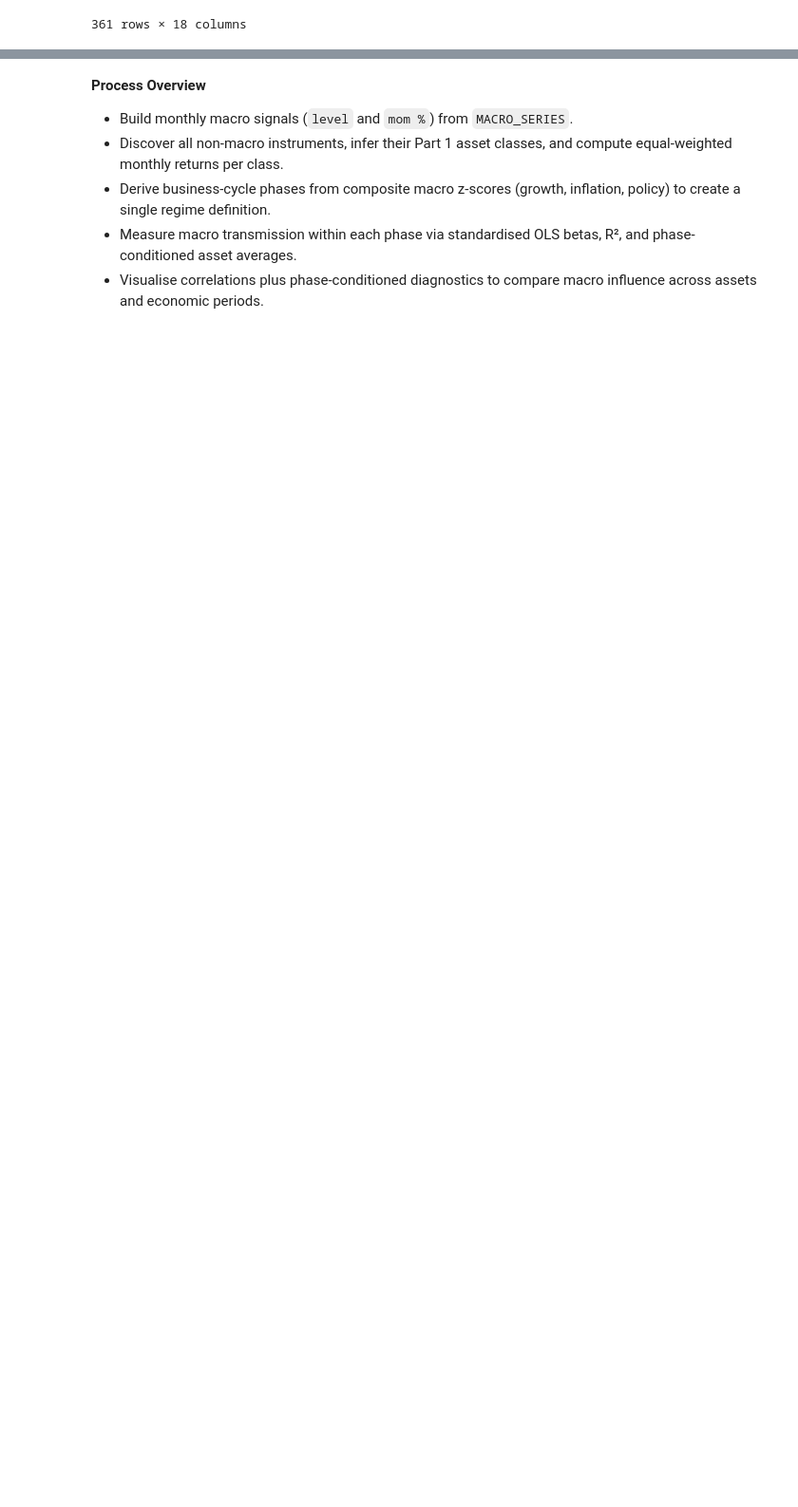
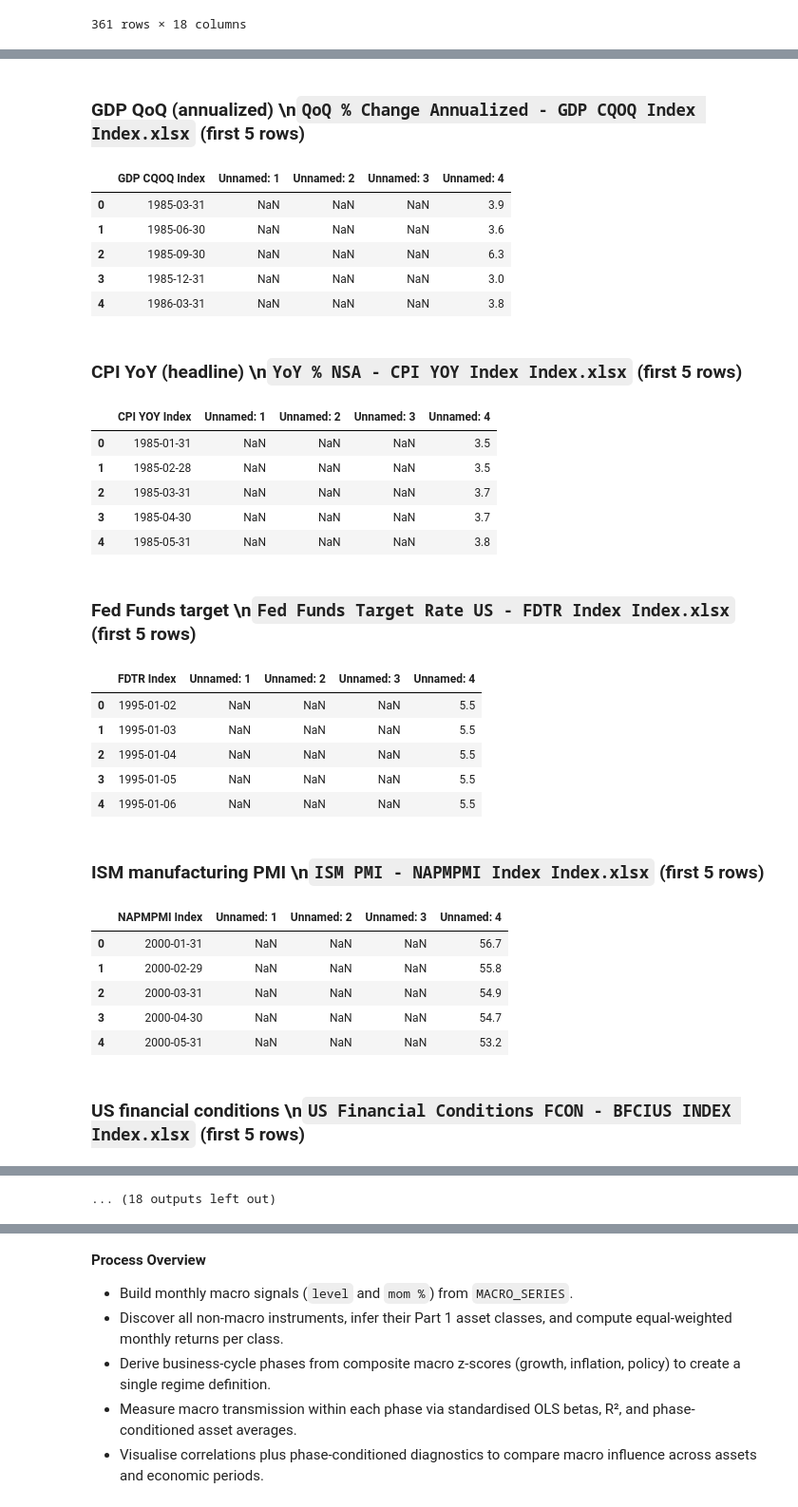
Before and after one commit to kecheng-shi/Nexus-data-preprocessing, a Jupyter notebook: Nexus Data Analysis.ipynb, the cells around one changed output, grey strips where cells are left out. Shown at 95% size. Saved outputs shown, nothing was run; the diff lists cells and outputs as text; code cells hidden in the pictures; blank space fills up the shorter version.

```diff
--- a/Nexus Data Analysis.ipynb
+++ b/Nexus Data Analysis.ipynb
@@ -741,0 +783,64 @@ def standardized_linear_regression(features: pd.DataFrame, target: pd.Series) ->
+# %%
+RAW_DATA_DIR = Path("FULL Nexus Data")
+
+def load_raw_macro_series(keys=None, n_rows=5):
+    """Preview rows from the original Excel macro series for inspection."""
+    if keys is None:
+        keys_iter = list(MACRO_SERIES.keys())
+    else:
+        keys_iter = list(keys)
+    previews = []
+    for key in keys_iter:
+        if key not in MACRO_SERIES:
+            raise KeyError(f"Unknown macro key: {key}")
+        cfg = MACRO_SERIES[key]
+        path = RAW_DATA_DIR / f"{cfg['stem']}.xlsx"
+        if not path.exists():
+            raise FileNotFoundError(f"Missing Excel file for {key}: {path}")
+        frame = pd.read_excel(path)
+        previews.append({
+            "key": key,
+            "label": cfg["label"],
+            "path": path,
+            "preview": frame.head(max(n_rows, 1)),
+        })
+    return previews
+# %%
+from IPython.display import Markdown, display
+
+macro_keys_to_show = None  # e.g. ["gdp_qoq", "cpi_yoy", "fed_funds"] to limit output
+raw_macro_previews = load_raw_macro_series(keys=macro_keys_to_show, n_rows=5)
+
+for entry in raw_macro_previews:
+    display(Markdown(f"### {entry['label']}  \\n`{entry['path'].name}` (first {len(entry['preview'])} rows)"))
+    display(entry["preview"])
+# %% [output]
+### GDP QoQ (annualized)  \n`QoQ % Change Annualized - GDP CQOQ Index Index.xlsx` (first 5 rows)
+|  | GDP CQOQ Index | Unnamed: 1 | Unnamed: 2 | Unnamed: 3 | Unnamed: 4 |
+| 0 | 1985-03-31 | NaN | NaN | NaN | 3.9 |
+| 1 | 1985-06-30 | NaN | NaN | NaN | 3.6 |
+| 2 | 1985-09-30 | NaN | NaN | NaN | 6.3 |
+| 3 | 1985-12-31 | NaN | NaN | NaN | 3.0 |
+| 4 | 1986-03-31 | NaN | NaN | NaN | 3.8 |
+### CPI YoY (headline)  \n`YoY % NSA - CPI YOY Index Index.xlsx` (first 5 rows)
+|  | CPI YOY Index | Unnamed: 1 | Unnamed: 2 | Unnamed: 3 | Unnamed: 4 |
+| 0 | 1985-01-31 | NaN | NaN | NaN | 3.5 |
+| 1 | 1985-02-28 | NaN | NaN | NaN | 3.5 |
+| 2 | 1985-03-31 | NaN | NaN | NaN | 3.7 |
+| 3 | 1985-04-30 | NaN | NaN | NaN | 3.7 |
+| 4 | 1985-05-31 | NaN | NaN | NaN | 3.8 |
+### Fed Funds target  \n`Fed Funds Target Rate US - FDTR Index Index.xlsx` (first 5 rows)
+|  | FDTR Index | Unnamed: 1 | Unnamed: 2 | Unnamed: 3 | Unnamed: 4 |
+| 0 | 1995-01-02 | NaN | NaN | NaN | 5.5 |
+| 1 | 1995-01-03 | NaN | NaN | NaN | 5.5 |
+| 2 | 1995-01-04 | NaN | NaN | NaN | 5.5 |
+| 3 | 1995-01-05 | NaN | NaN | NaN | 5.5 |
+| 4 | 1995-01-06 | NaN | NaN | NaN | 5.5 |
+### ISM manufacturing PMI  \n`ISM PMI - NAPMPMI Index Index.xlsx` (first 5 rows)
+|  | NAPMPMI Index | Unnamed: 1 | Unnamed: 2 | Unnamed: 3 | Unnamed: 4 |
+| 0 | 2000-01-31 | NaN | NaN | NaN | 56.7 |
+| 1 | 2000-02-29 | NaN | NaN | NaN | 55.8 |
+| 2 | 2000-03-31 | NaN | NaN | NaN | 54.9 |
+| 3 | 2000-04-30 | NaN | NaN | NaN | 54.7 |
+| 4 | 2000-05-31 | NaN | NaN | NaN | 53.2 |
+### US financial conditions  \n`US Financial Conditions FCON - BFCIUS INDEX Index.xlsx` (first 5 rows)
@@ -742 +860,2 @@ def standardized_linear_regression(features: pd.DataFrame, target: pd.Series) ->
+... (18 outputs left out)
 # %% [markdown]
```
Also changed, not shown: parts of 22 cells of this notebook, 1 other file.
